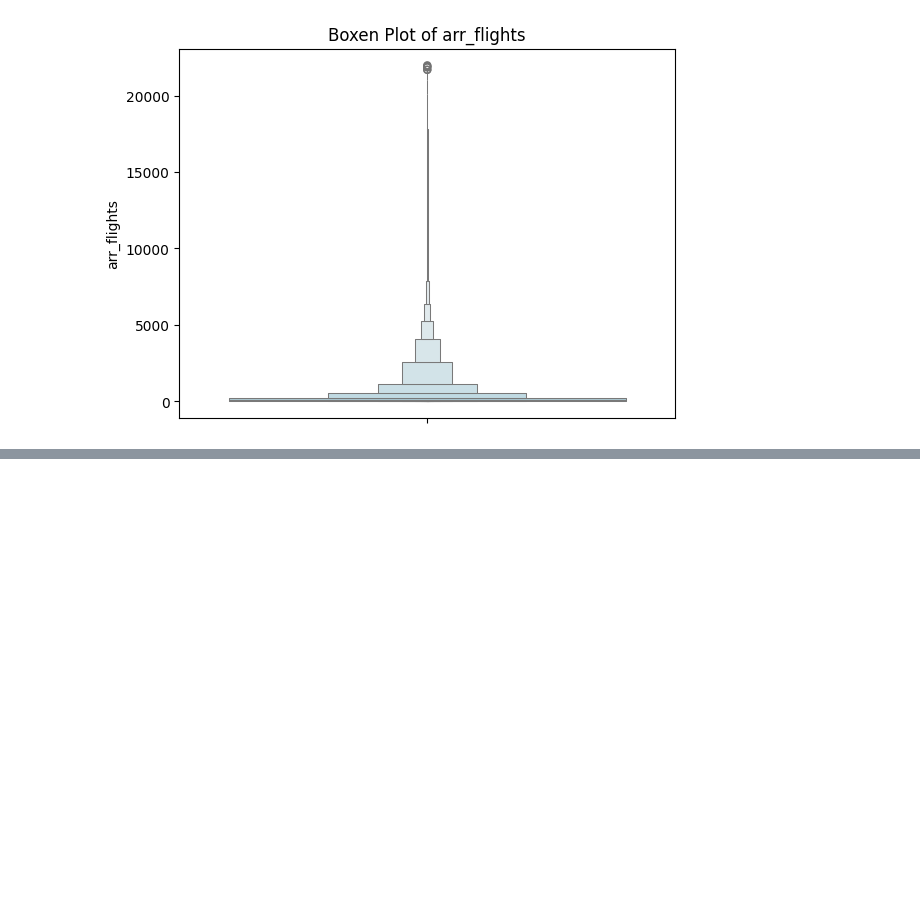
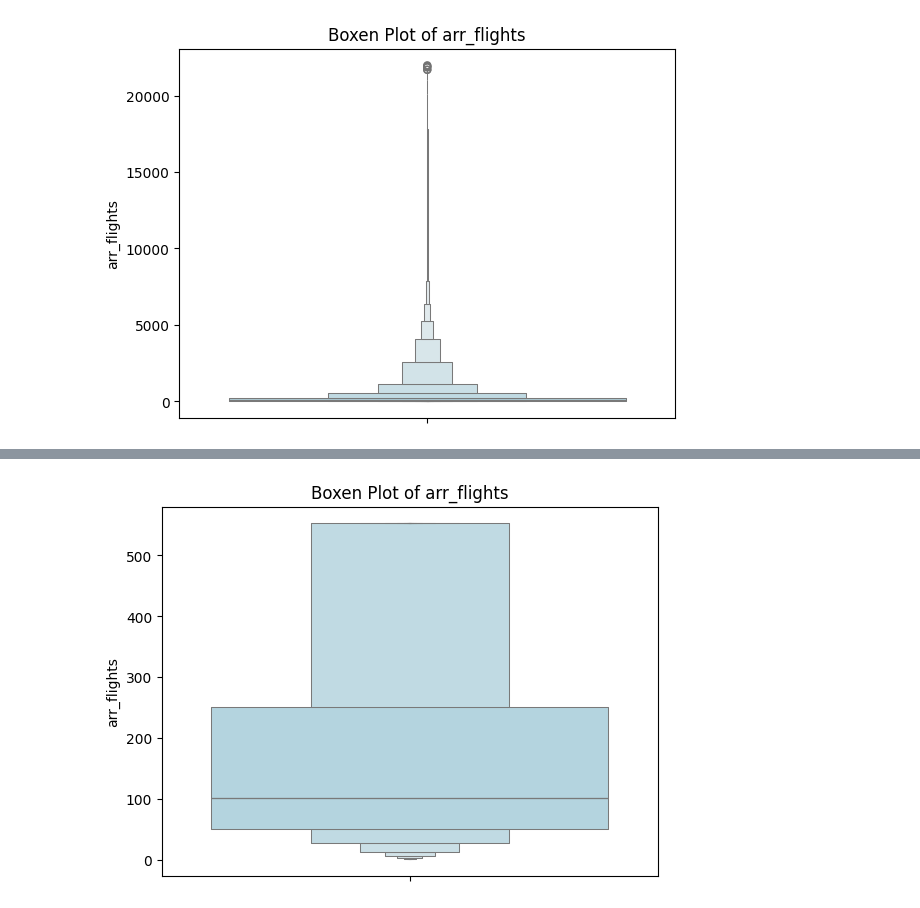
Before and after one commit to CresthaRaman/Flight-Delay, a Jupyter notebook: flight.ipynb, the cells around one changed output, grey strips where cells are left out. Saved outputs shown, nothing was run; the diff lists cells and outputs as text; code cells hidden in the pictures; blank space fills up the shorter version.

```diff
--- a/flight.ipynb
+++ b/flight.ipynb
@@ -141 +161,16 @@ df.describe(percentiles=[0.25, 0.5, 0.75, 0.95, 0.99])
 | max | 2023.000000 | 12.000000 | 21977.000000 | 4176.000000 | 1293.910000 | 266.420000 | 1884.420000 | 58.690000 | ... |
+# %%
+for col in df.columns:
+    if df[col].dtype in ['int64', 'float64']:
+        q1 = df[col].quantile(0.25)
+        q3 = df[col].quantile(0.75)
+        iqr_value = q3 - q1
+        lower_bound = q1 - 1.5 * iqr_value
+        upper_bound = q3 + 1.5 * iqr_value
+        df[col] = df[col].clip(lower=lower_bound, upper=upper_bound)
+# %%
+sns.boxenplot(y=df['arr_flights'], color='lightblue')
+plt.title("Boxen Plot of arr_flights")
+plt.show()
+# %% [output]
+[figure, added]
```
Also changed, not shown: parts of 8 cells of this notebook, 1 other file.
